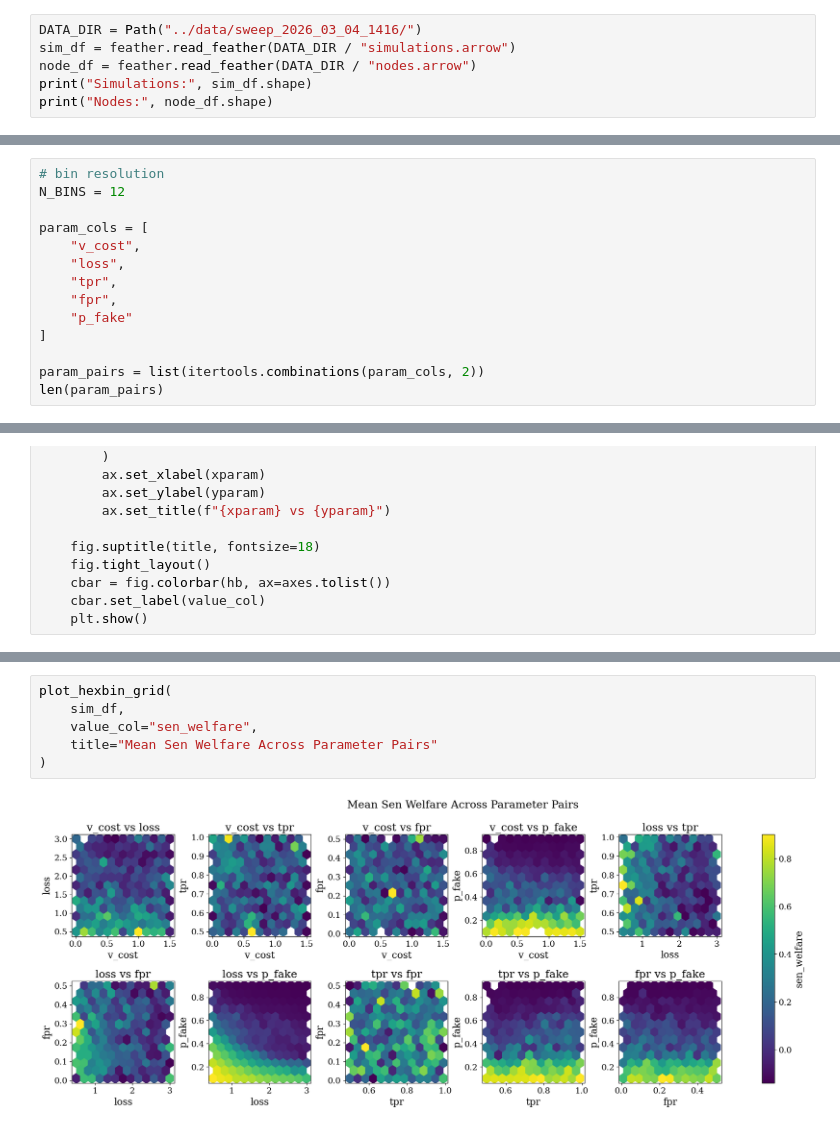
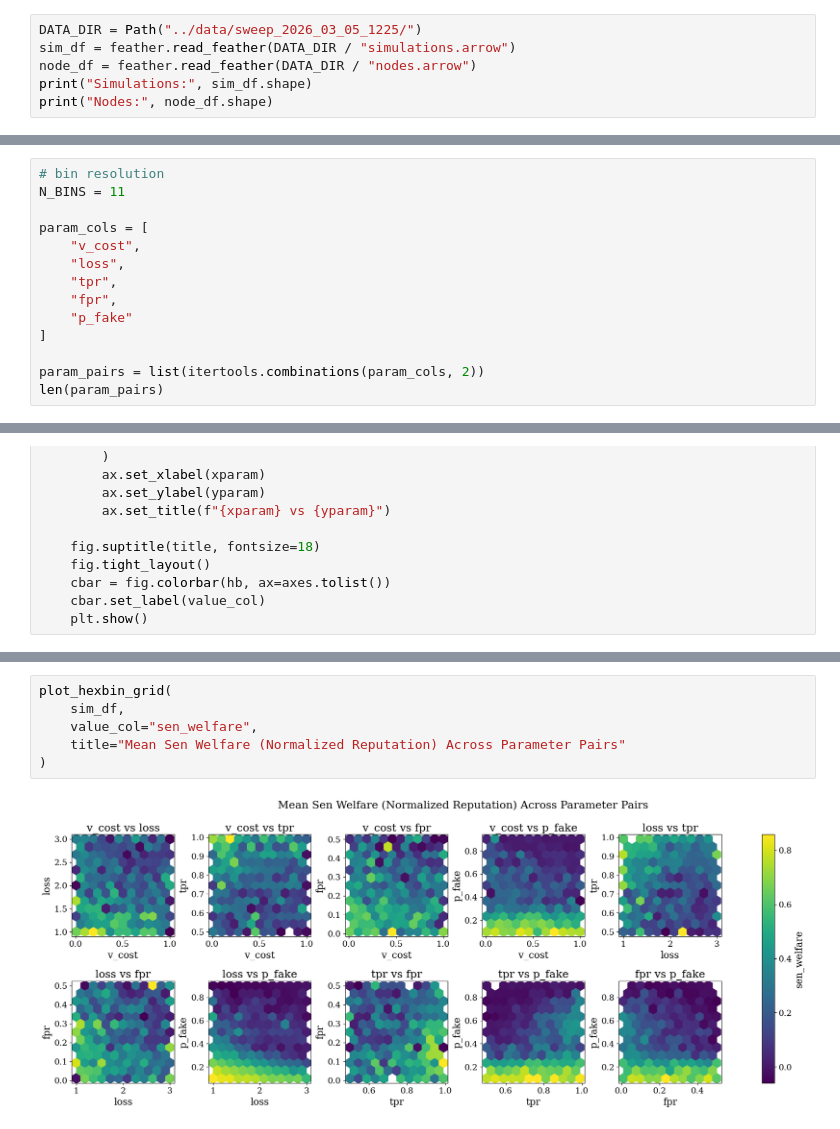
Before and after one commit to charlesaugdupont/deepfake-percolation, a Jupyter notebook: notebooks/analysis.ipynb, the cells around one changed output, grey strips where cells are left out. Drawn from its saved outputs; the diff is of its cells as text.

```diff
--- a/notebooks/analysis.ipynb
+++ b/notebooks/analysis.ipynb
@@ -30,7 +29,7 @@ plt.rcParams.update({"font.size" : 15,
 plt.rc("text", usetex=False)
 plt.rc("font", family="serif")
 # %%
-DATA_DIR = Path("../data/sweep_2026_03_04_1416/")
+DATA_DIR = Path("../data/sweep_2026_03_05_1225/")
 sim_df = feather.read_feather(DATA_DIR / "simulations.arrow")
 node_df = feather.read_feather(DATA_DIR / "nodes.arrow")
 print("Simulations:", sim_df.shape)
@@ -90,6 +93,6 @@ plt.show()
 # %%
 # bin resolution
-N_BINS = 12
+N_BINS = 11
 
 param_cols = [
     "v_cost",
@@ -137,8 +140,8 @@ plot_hexbin_grid(
 # %%
 plot_hexbin_grid(
     sim_df,
     value_col="sen_welfare",
-    title="Mean Sen Welfare Across Parameter Pairs"
+    title="Mean Sen Welfare (Normalized Reputation) Across Parameter Pairs"
 )
 # %% [output]
-[figure, old version]
+[figure, new version]
```
Also changed, not shown: parts of 8 cells of this notebook, 7 other files.
